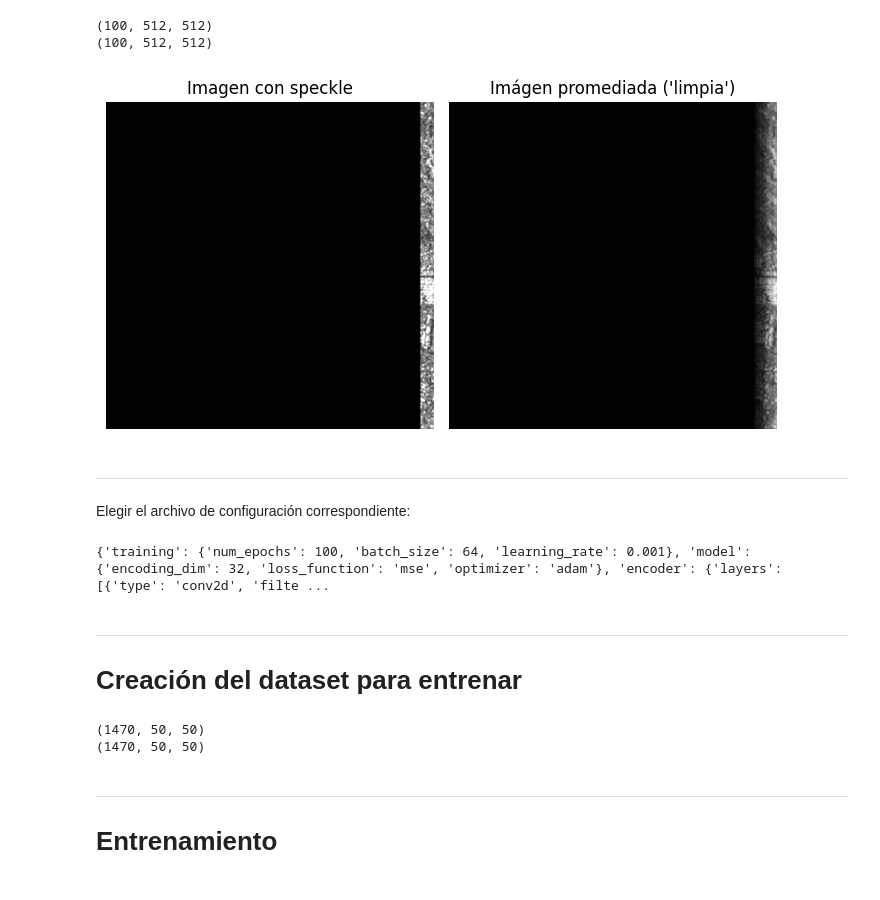
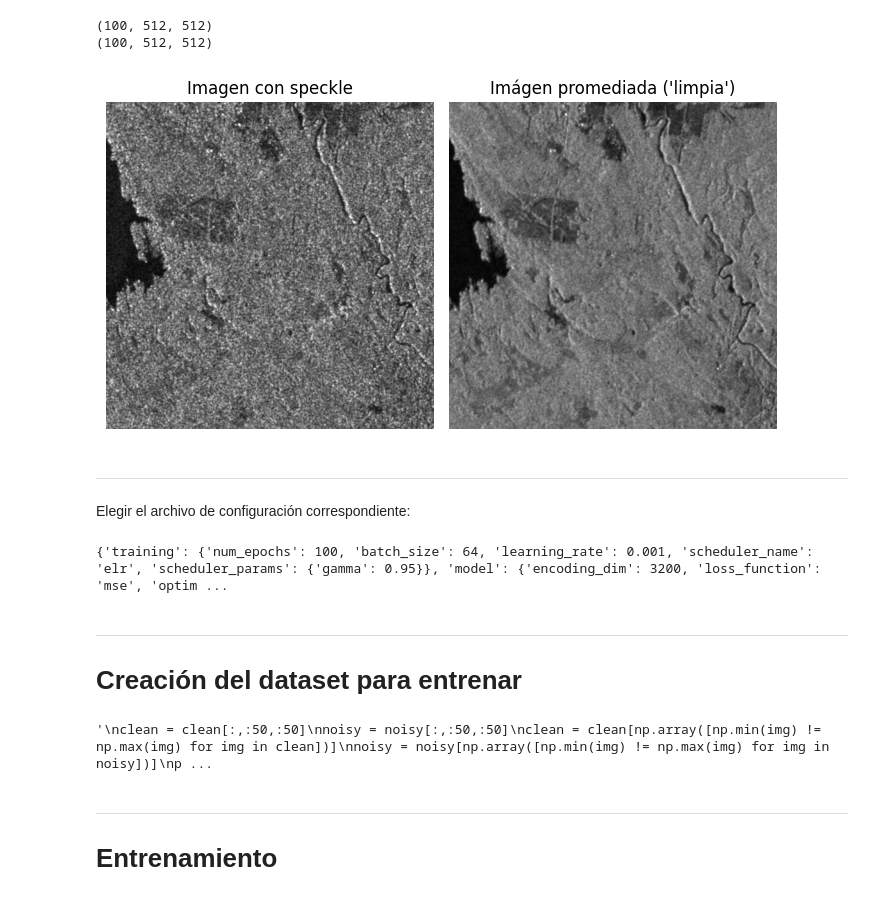
Before and after one commit to biancabalzarini/despeckling, a Jupyter notebook: notebooks/main_real_images.ipynb, the cells around one changed output. Saved outputs shown, nothing was run; the diff lists cells and outputs as text; code cells hidden in the pictures.

Commit message:
intento entrenar un modelo con imagenes reales

```diff
--- a/notebooks/main_real_images.ipynb
+++ b/notebooks/main_real_images.ipynb
@@ -93,35 +93,35 @@ print(noisy_val.shape)
 (100, 512, 512)
 (100, 512, 512)
 # %%
-index = 0 # Index random
+index = 450 # Index random
 
 plt.figure(figsize=(7, 4))
 
 plt.subplot(1, 2, 1)
 plt.imshow(noisy[index], cmap='gray')
 plt.title("Imagen con speckle")
 plt.axis('off')
 
 plt.subplot(1, 2, 2)
 plt.imshow(clean[index], cmap='gray')
 plt.title("Imágen promediada ('limpia')")
 plt.axis('off')
 
 plt.tight_layout()
 plt.show()
 # %% [output]
-[figure, old version]
+[figure, new version]
 # %% [markdown]
 ---
 Elegir el archivo de configuración correspondiente:
 # %%
-config_name = 'config_2' # Elegir
+config_name = 'config_1' # Elegir
 
 config_path = f'configs/imagenes_reales/{config_name}.yaml'
 config = OmegaConf.load(config_path)
 config
 # %% [output]
-{'training': {'num_epochs': 100, 'batch_size': 64, 'learning_rate': 0.001}, 'model': {'encoding_dim': 32, 'loss_function': 'mse', 'optimizer': 'adam'}, 'encoder': {'layers': [{'type': 'conv2d', 'filte ...
+{'training': {'num_epochs': 100, 'batch_size': 64, 'learning_rate': 0.001, 'scheduler_name': 'elr', 'scheduler_params': {'gamma': 0.95}}, 'model': {'encoding_dim': 3200, 'loss_function': 'mse', 'optim ...
 # %% [markdown]
 ---
 # Creación del dataset para entrenar
@@ -129,15 +129,16 @@ config
 batch_size = config['training']['batch_size']
 # %%
 #Borrar
+"""
 clean = clean[:,:50,:50]
 noisy = noisy[:,:50,:50]
 clean = clean[np.array([np.min(img) != np.max(img) for img in clean])]
 noisy = noisy[np.array([np.min(img) != np.max(img) for img in noisy])]
 print(clean.shape)
 print(noisy.shape)
+"""
 # %% [output]
-(1470, 50, 50)
-(1470, 50, 50)
+'\nclean = clean[:,:50,:50]\nnoisy = noisy[:,:50,:50]\nclean = clean[np.array([np.min(img) != np.max(img) for img in clean])]\nnoisy = noisy[np.array([np.min(img) != np.max(img) for img in noisy])]\np ...
 # %%
 # noisy = GI0
 # clean = GI
```
Also changed, not shown: parts of 4 cells of this notebook, 1 other file.
